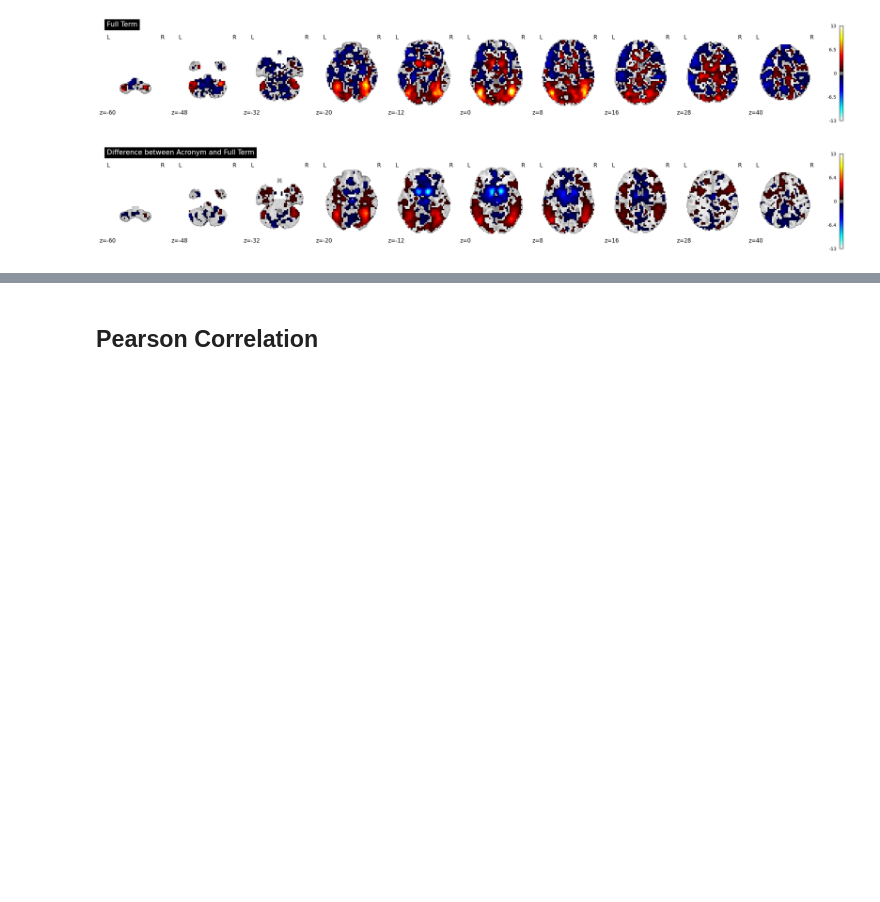
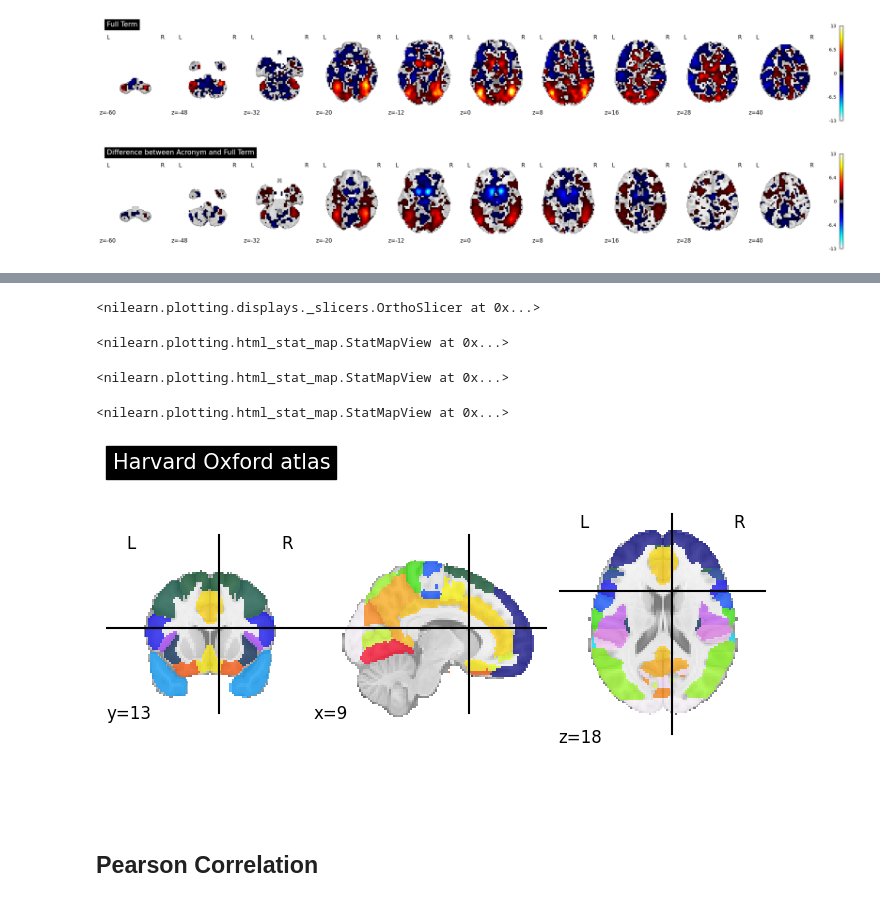
Before and after one commit to NICER-Lab/ml-neuroimaging-meta-analysis-challenges, a Jupyter notebook: notebooks/00_neuroquery_acronym_confusion.ipynb, the cells around one changed output, grey strips where cells are left out. Cells and saved outputs as stored; diff of their text form; code cells hidden in the pictures; blank space fills up the shorter version.

```diff
--- a/notebooks/00_neuroquery_acronym_confusion.ipynb
+++ b/notebooks/00_neuroquery_acronym_confusion.ipynb
@@ -206,4 +243,62 @@ plot_glass_brain(
 [figure]
+# %%
+def resample_nifti1_image(img, scale=1/4):
+    target_affine = img.affine.copy()
+    target_affine[:3, 3] *= scale
+    target_affine[:3, -1] /= scale
+    return nl.image.resample_img(img, target_affine=target_affine)
+
+def get_optimal_cut(data):
+    max_x, max_y, max_z = np.unravel_index(np.argmax(data, axis=None), data.shape)
+    return max_x, max_y, max_z
+
+acronym_image = acronym_results["brain_map"]
+full_text_image = full_text_results["brain_map"]
+difference_image = nib.Nifti1Image(
+    acronym_image.get_fdata() - full_text_image.get_fdata(),
+    affine=acronym_results["brain_map"].affine
+)
+data = difference_image.get_fdata() > 3
+cut = get_optimal_cut(data)
+
+# Display the Harvard Oxford Atlas First
+dataset_ho = datasets.fetch_atlas_harvard_oxford("cort-maxprob-thr25-2mm")
+atlas_ho_filename = dataset_ho.filename
+plot = nl.plotting.plot_roi(atlas_ho_filename, title="Harvard Oxford atlas", cut_coords=cut)
+display(plot)
+
+plot = nl.plotting.view_img(
+    resample_nifti1_image(acronym_image, scale=1/4),
+    cut_coords=cut,
+    threshold=3,
+    colorbar=True,
+    title="'ASD'"
+)
+display(plot)
+
+plot = nl.plotting.view_img(
+    resample_nifti1_image(full_text_image, scale=1/4),
+    cut_coords=cut,
+    threshold=3,
+    colorbar=True,
+    title="'Autism Spectrum Disorder'"
+)
+display(plot)
+
+plot = nl.plotting.view_img(
+    resample_nifti1_image(difference_image, scale=1/4),
+    cut_coords=cut,
+    threshold=3,
+    colorbar=True,
+    title="Difference"
+)
+display(plot)
+# %% [output]
+<nilearn.plotting.displays._slicers.OrthoSlicer at 0x...>
+<nilearn.plotting.html_stat_map.StatMapView at 0x...>
+<nilearn.plotting.html_stat_map.StatMapView at 0x...>
+<nilearn.plotting.html_stat_map.StatMapView at 0x...>
+[figure, added]
 # %% [markdown]
 ## Pearson Correlation
 # %%
```
Also changed, not shown: parts of 8 cells of this notebook, 1 other file.
